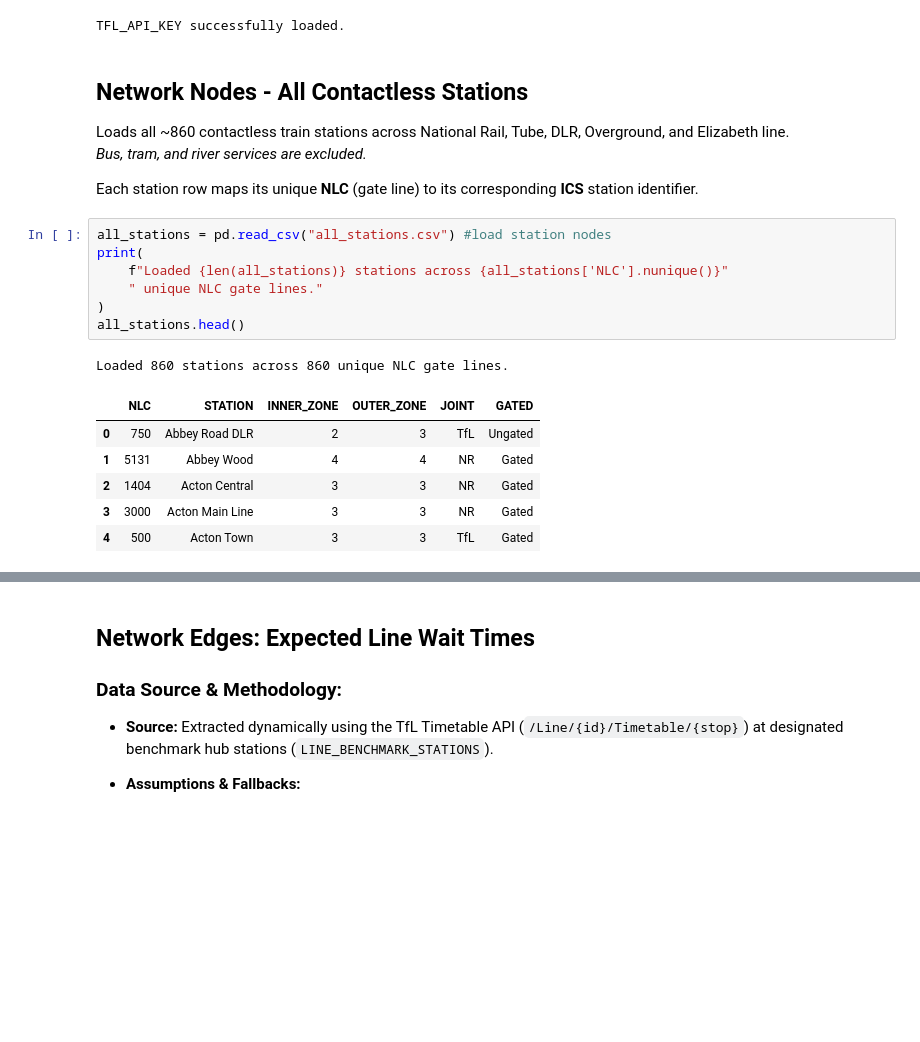
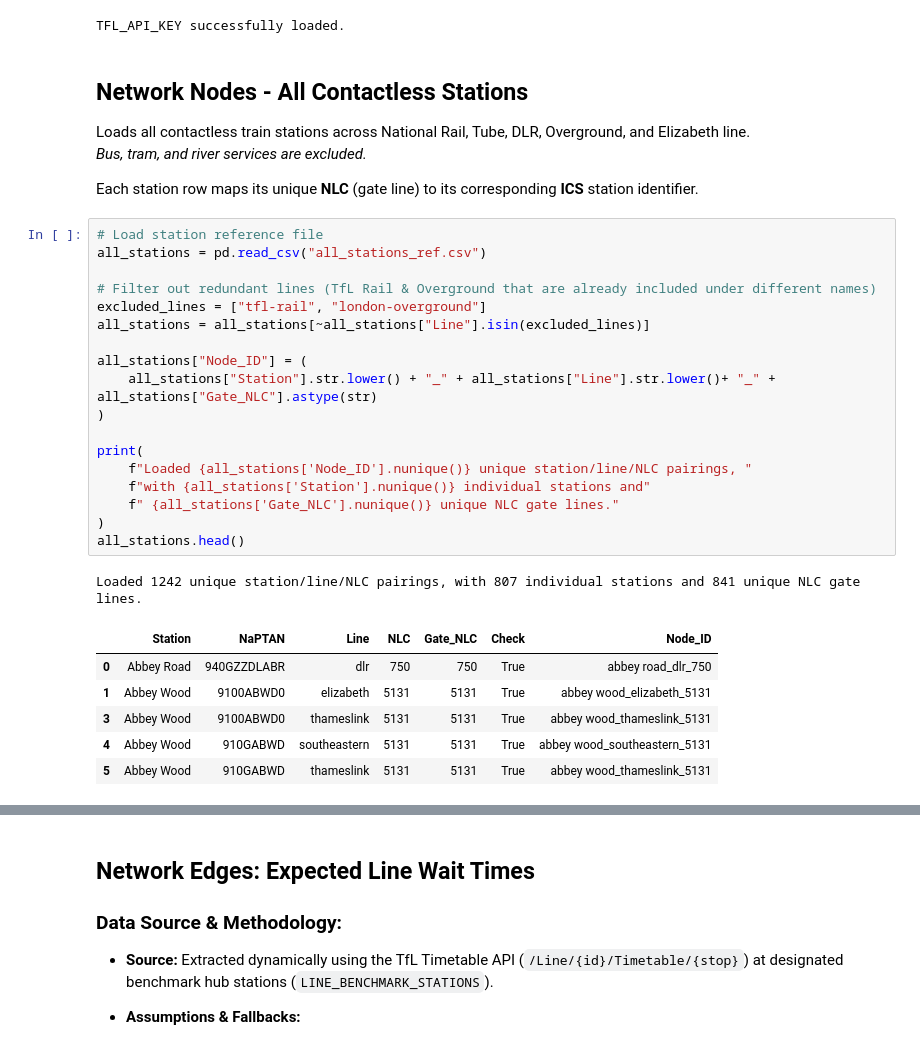
Before and after one commit to AIvahnenko12/network, a Jupyter notebook: network_interchanges.ipynb, the cells around one changed output, grey strips where cells are left out. Cells and saved outputs as stored; diff of their text form; blank space fills up the shorter version.

```diff
--- a/network_interchanges.ipynb
+++ b/network_interchanges.ipynb
@@ -54,22 +54,33 @@ TFL_API_KEY successfully loaded.
 # %% [markdown]
 ## Network Nodes - All Contactless Stations
 
-Loads all ~860 contactless train stations across National Rail, Tube, DLR, Overground, and Elizabeth line. <br>
+Loads all contactless train stations across National Rail, Tube, DLR, Overground, and Elizabeth line. <br>
 _Bus, tram, and river services are excluded._
 
 Each station row maps its unique **NLC** (gate line) to its corresponding **ICS** station identifier.
 # %%
-all_stations = pd.read_csv("all_stations.csv") #load station nodes
+# Load station reference file
+all_stations = pd.read_csv("all_stations_ref.csv")
+
+# Filter out redundant lines (TfL Rail & Overground that are already included under different names)
+excluded_lines = ["tfl-rail", "london-overground"]
+all_stations = all_stations[~all_stations["Line"].isin(excluded_lines)]
+
+all_stations["Node_ID"] = (
+    all_stations["Station"].str.lower() + "_" + all_stations["Line"].str.lower()+ "_" + all_stations["Gate_NLC"].astype(str)
+)
+
 print(
-    f"Loaded {len(all_stations)} stations across {all_stations['NLC'].nunique()}"
-    " unique NLC gate lines."
+    f"Loaded {all_stations['Node_ID'].nunique()} unique station/line/NLC pairings, "
+    f"with {all_stations['Station'].nunique()} individual stations and"
+    f" {all_stations['Gate_NLC'].nunique()} unique NLC gate lines."
 )
 all_stations.head()
 # %% [output]
-Loaded 860 stations across 860 unique NLC gate lines.
+Loaded 1242 unique station/line/NLC pairings, with 807 individual stations and 841 unique NLC gate lines.
-|  | NLC | STATION | INNER_ZONE | OUTER_ZONE | JOINT | GATED |
-| 0 | 750 | Abbey Road DLR | 2 | 3 | TfL | Ungated |
-| 1 | 5131 | Abbey Wood | 4 | 4 | NR | Gated |
-| 2 | 1404 | Acton Central | 3 | 3 | NR | Gated |
-| 3 | 3000 | Acton Main Line | 3 | 3 | NR | Gated |
-| 4 | 500 | Acton Town | 3 | 3 | TfL | Gated |
+|  | Station | NaPTAN | Line | NLC | Gate_NLC | Check | Node_ID |
+| 0 | Abbey Road | 940GZZDLABR | dlr | 750 | 750 | True | abbey road_dlr_750 |
+| 1 | Abbey Wood | 9100ABWD0 | elizabeth | 5131 | 5131 | True | abbey wood_elizabeth_5131 |
+| 3 | Abbey Wood | 9100ABWD0 | thameslink | 5131 | 5131 | True | abbey wood_thameslink_5131 |
+| 4 | Abbey Wood | 910GABWD | southeastern | 5131 | 5131 | True | abbey wood_southeastern_5131 |
+| 5 | Abbey Wood | 910GABWD | thameslink | 5131 | 5131 | True | abbey wood_thameslink_5131 |
```
Also changed, not shown: parts of 14 cells of this notebook, 1 other file.
